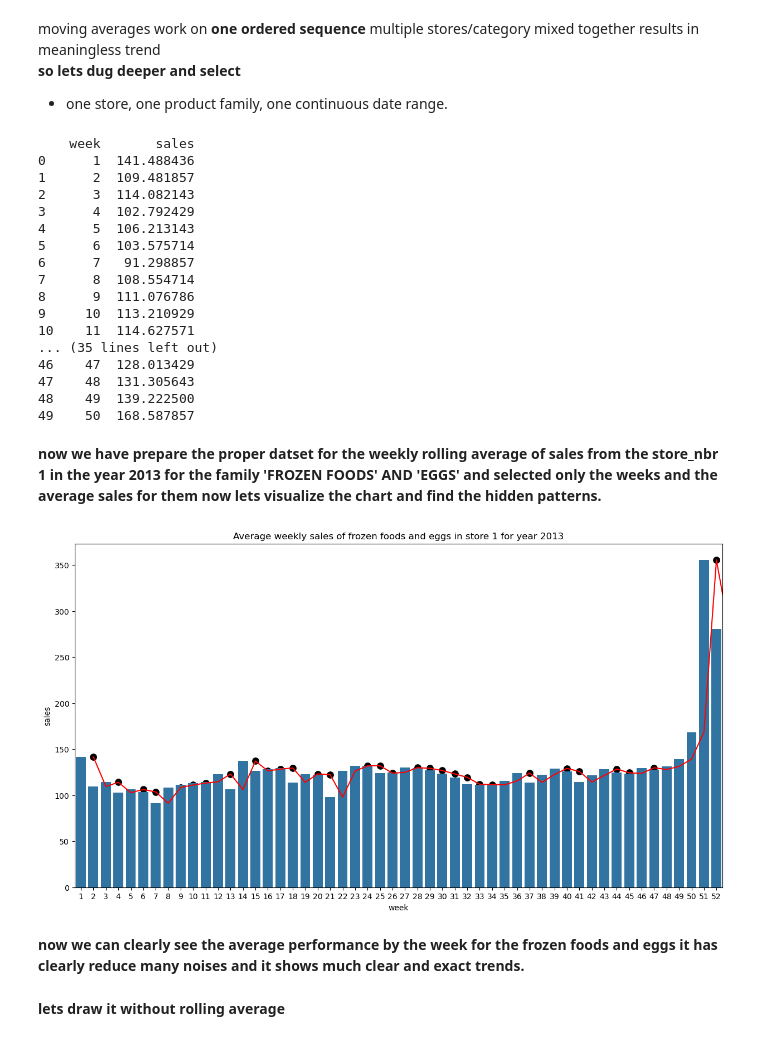
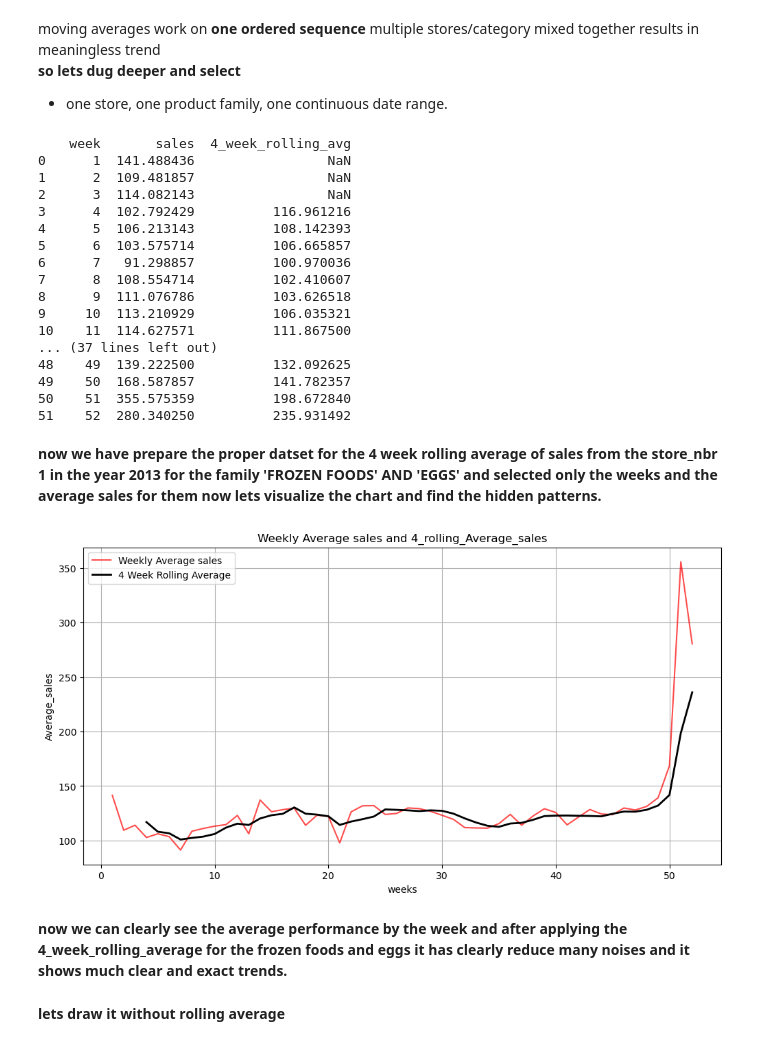
Before and after one commit to Sangam-Basnet/Internboot_projects, a Jupyter notebook: simple Sales Forecasting with moving Average.ipynb, the cells around one changed output. Saved outputs shown, nothing was run; the diff lists cells and outputs as text; code cells hidden in the pictures.

```diff
--- a/simple Sales Forecasting with moving Average.ipynb
+++ b/simple Sales Forecasting with moving Average.ipynb
@@ -76,43 +76,47 @@ moving averages work on **one ordered sequence**  multiple stores/category mixed
 * one store, one product family, one continuous date range.
 # %%
 # now lets make a clear precise data for average rolling sales
-data = df[(df['year'] == 2013) & (df['store_nbr'] == 1)].reset_index(drop=True)
+data = df[(df['year'] == 2013) & (df['store_nbr'] == 1)]
 
 new_family = ['FROZEN FOODS', 'EGGS']
-data = data[(data['family'].isin(new_family))].reset_index(drop=True)
-data = data.groupby('week', as_index=False)['sales'].mean().reset_index(drop=True).
-print(data.head(50))
+data = data[(data['family'].isin(new_family))]
+data = data.groupby('week', as_index=False)['sales'].mean().reset_index(drop=True)
+data = data.sort_values('week')
+data['4_week_rolling_avg'] =data['sales'].rolling(window=4).mean()
+print(data)
 # %% [output]
-    week       sales
-0      1  141.488436
-1      2  109.481857
-2      3  114.082143
-3      4  102.792429
-4      5  106.213143
-5      6  103.575714
-6      7   91.298857
-7      8  108.554714
-8      9  111.076786
-9     10  113.210929
-10    11  114.627571
-... (35 lines left out)
-46    47  128.013429
-47    48  131.305643
-48    49  139.222500
-49    50  168.587857
+    week       sales  4_week_rolling_avg
+0      1  141.488436                 NaN
+1      2  109.481857                 NaN
+2      3  114.082143                 NaN
+3      4  102.792429          116.961216
+4      5  106.213143          108.142393
+5      6  103.575714          106.665857
+6      7   91.298857          100.970036
+7      8  108.554714          102.410607
+8      9  111.076786          103.626518
+9     10  113.210929          106.035321
+10    11  114.627571          111.867500
+... (37 lines left out)
+48    49  139.222500          132.092625
+49    50  168.587857          141.782357
+50    51  355.575359          198.672840
+51    52  280.340250          235.931492
 # %% [markdown]
-**now we have prepare the proper datset for the weekly rolling average of sales from the store_nbr 1 in the year 2013 for the family 'FROZEN FOODS' AND 'EGGS' and selected only the weeks and the average sales for them now lets visualize the chart and find the hidden patterns.**
+**now we have prepare the proper datset for the 4 week rolling average of sales from the store_nbr 1 in the year 2013 for the family 'FROZEN FOODS' AND 'EGGS' and selected only the weeks and the average sales for them now lets visualize the chart and find the hidden patterns.**
-# %%
-plt.figure(figsize=(15,8))
-sns.lineplot(data=data,x='week', y='sales', color='red')
-sns.scatterplot(data=data, x='week', y='sales', color='black', s=100, marker='o')
-sns.barplot(data=data, x='week', y='sales')
-plt.title('Average weekly sales of frozen foods and eggs in store 1 for year 2013')
-plt.show()
-# %% [output]
-[figure, removed]
+# %%
+plt.figure(figsize=(12,6))
+sns.lineplot(data=data, x='week', y='sales', label='Weekly Average sales', alpha=0.7, color='red').grid(True)
+sns.lineplot(data=data, x='week', y='4_week_rolling_avg', label='4 Week Rolling Average', linewidth=2, alpha=1, color='black')
+plt.title('Weekly Average sales and 4_rolling_Average_sales')
+plt.xlabel('weeks')
+plt.ylabel('Average_sales')
+plt.legend()
+plt.show()
+# %% [output]
+[figure, added]
 # %% [markdown]
-**now we can clearly see the average performance by the week for the frozen foods and eggs it has clearly reduce many noises and it shows much clear and exact trends.**
+**now we can clearly see the average performance by the week and after applying the 4_week_rolling_average for the frozen foods and eggs it has clearly reduce many noises and it shows much clear and exact trends.**
 # %% [markdown]
 **lets draw it without rolling average**
 # %%
```
Also changed, not shown: parts of 3 cells of this notebook.
